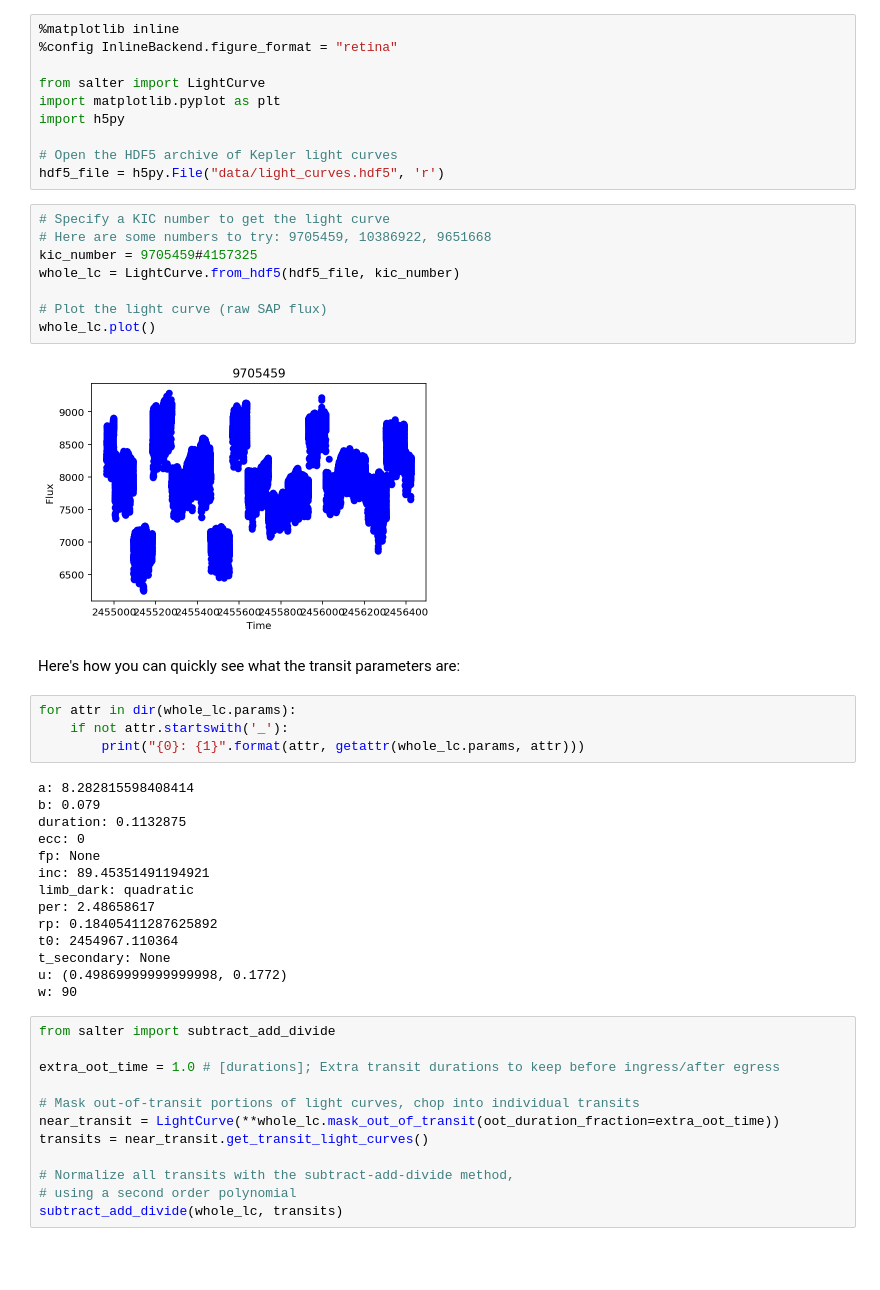
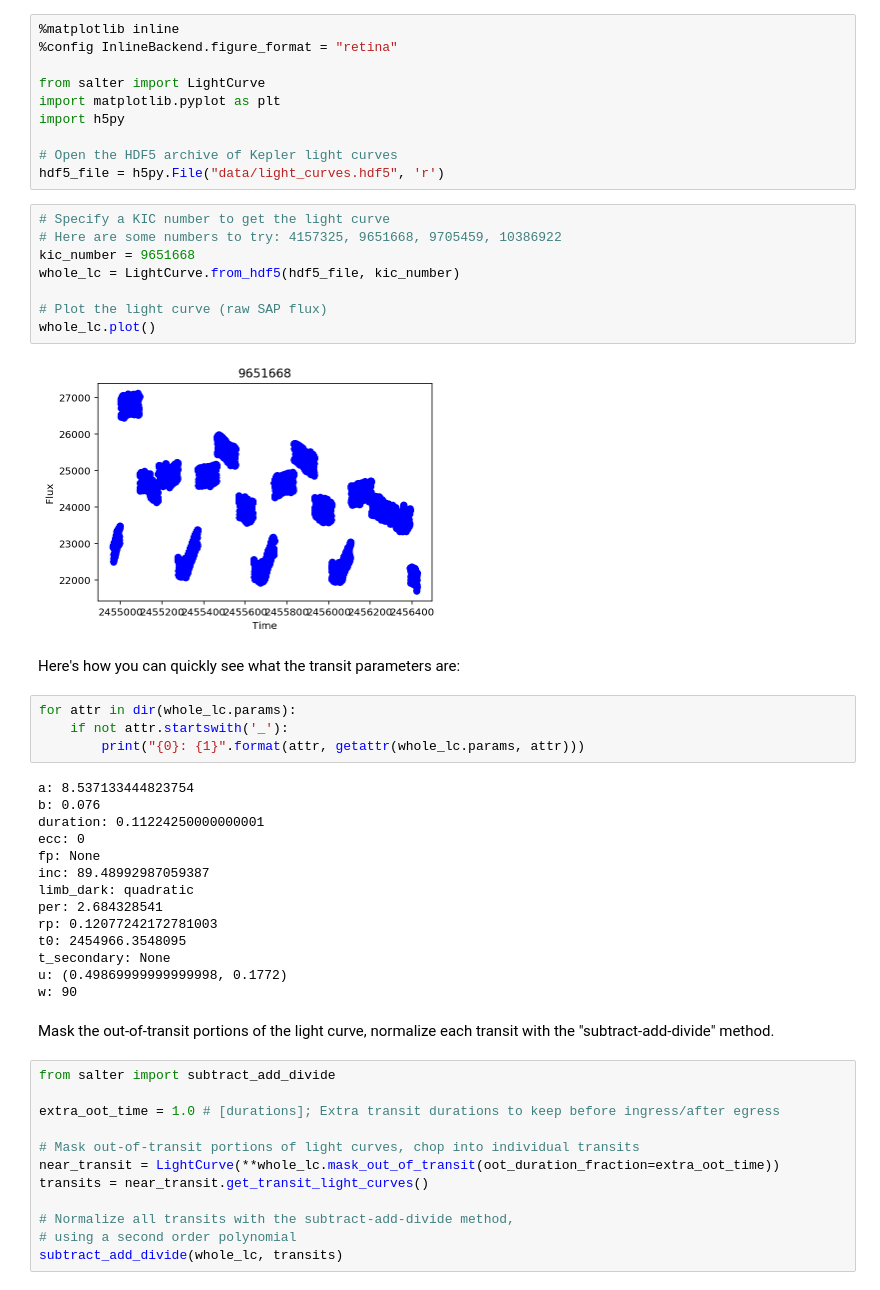
Before and after one commit to bmorris3/salter, a Jupyter notebook: show_lc.ipynb, the cells around one changed output. Saved outputs shown, nothing was run; the diff lists cells and outputs as text; blank space fills up the shorter version.

```diff
--- a/show_lc.ipynb
+++ b/show_lc.ipynb
@@ -12,14 +12,14 @@ import h5py
 hdf5_file = h5py.File("data/light_curves.hdf5", 'r')
 # %%
 # Specify a KIC number to get the light curve
-# Here are some numbers to try: 9705459, 10386922, 9651668
-kic_number = 9705459#4157325
+# Here are some numbers to try: 4157325, 9651668, 9705459, 10386922
+kic_number = 9651668
 whole_lc = LightCurve.from_hdf5(hdf5_file, kic_number)
 
 # Plot the light curve (raw SAP flux)
 whole_lc.plot()
 # %% [output]
-[figure, old version]
+[figure, new version]
 # %% [markdown]
 Here's how you can quickly see what the transit parameters are:
 # %%
@@ -27,19 +27,21 @@ for attr in dir(whole_lc.params):
     if not attr.startswith('_'):
         print("{0}: {1}".format(attr, getattr(whole_lc.params, attr)))
 # %% [output]
-a: 8.282815598408414
-b: 0.079
-duration: 0.1132875
+a: 8.537133444823754
+b: 0.076
+duration: 0.11224250000000001
 ecc: 0
 fp: None
-inc: 89.45351491194921
+inc: 89.48992987059387
 limb_dark: quadratic
-per: 2.48658617
-rp: 0.18405411287625892
-t0: 2454967.110364
+per: 2.684328541
+rp: 0.12077242172781003
+t0: 2454966.3548095
 t_secondary: None
 u: (0.49869999999999998, 0.1772)
 w: 90
+# %% [markdown]
+Mask the out-of-transit portions of the light curve, normalize each transit with the "subtract-add-divide" method.
 # %%
 from salter import subtract_add_divide
 
```
Also changed, not shown: parts of 12 cells of this notebook, 1 other file.
